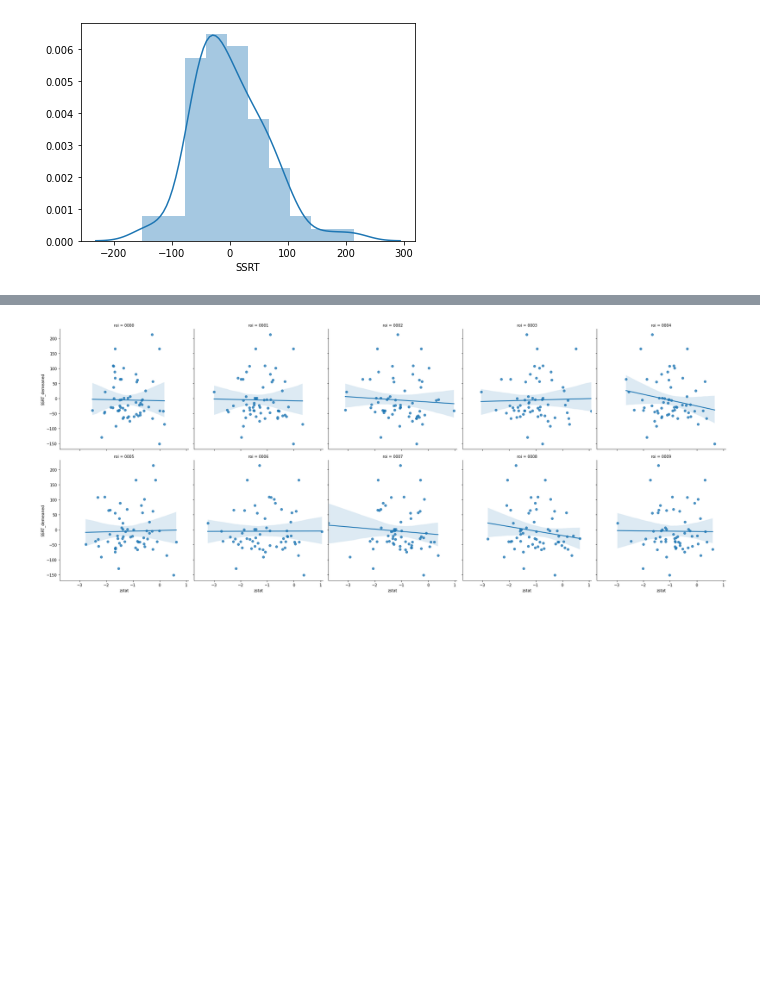
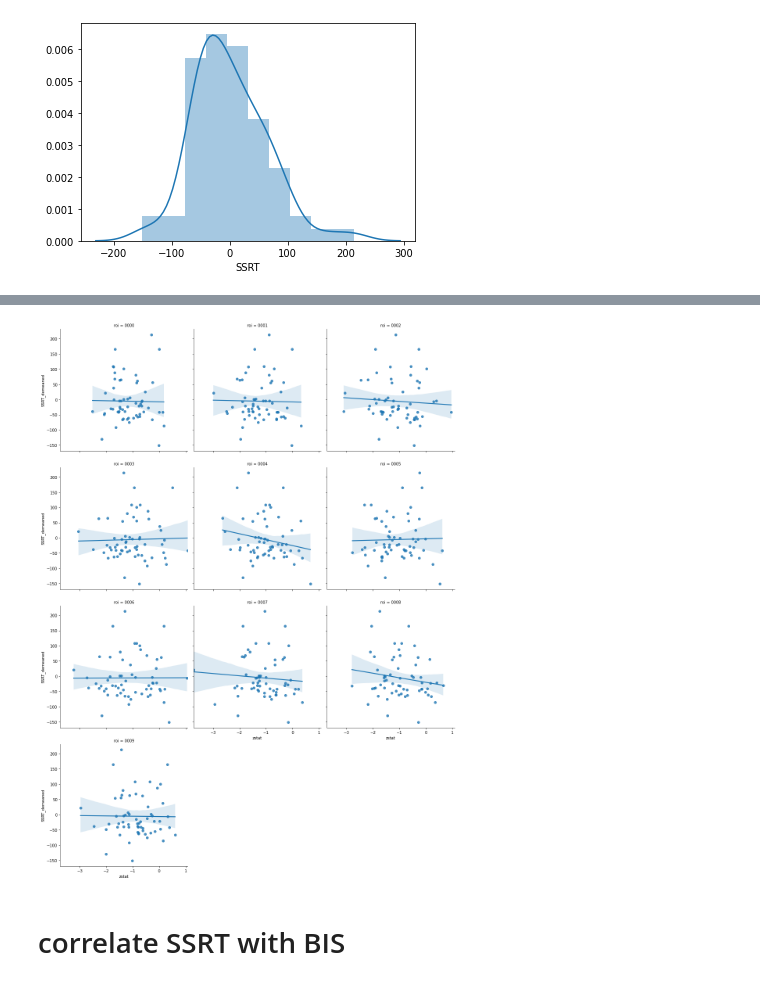
Before and after one commit to tbweng/ULG, a Jupyter notebook: analyses/brain-behavior_analysis.ipynb, the cells around one changed output, grey strips where cells are left out. Saved outputs shown, nothing was run; the diff lists cells and outputs as text; code cells hidden in the pictures; blank space fills up the shorter version.

```diff
--- a/analyses/brain-behavior_analysis.ipynb
+++ b/analyses/brain-behavior_analysis.ipynb
@@ -98,11 +99,14 @@ df.columns = ["stat_file", "roi", "zstat"]
 # %%
 df['roi'] = df['roi'].str.split('_', expand = True)[3].str.split('.', expand = True)[0]
 # %%
-df['participant'] = df['stat_file'].str.split("/",expand=True)[13].str.split('_', expand = True)[1].str.split('-', expand = True)[1].str.strip('0')
+df['scanID'] = df.stat_file.str.split('/',expand=True)[13]
+
+df['participant'] = df['stat_file'].str.split("/",expand=True)[13].str.split('_', expand = True)[1].str.split('-', expand = True)[1].str.lstrip('0')
 df['run'] = df['stat_file'].str.split("/",expand=True)[13].str.split('_', expand = True)[0].str.split('0', expand = True)[1]
 
-df['participant'] = df['participant'].astype(int)
-df['run'] = df['run'].astype(int)
+# df['participant'] = df['participant'].astype(int)
+# df['run'] = df['run'].astype(int)
 
+del df['stat_file']
 df.head()
 # %% [output]
@@ -123,0 +119,3 @@ dtype: object
+# %%
+df['participant'] = df['participant'].apply(str)
+df.dtypes
@@ -148,0 +143,5 @@ dtype: object
+# %%
+ssrt['participant'] = ssrt['participant'].apply(str)
+ssrt['run'] = ssrt['run'].apply(str)
+
+ssrt.dtypes
@@ -162,6 +170,10 @@ sns.distplot(ssrt.SSRT - ssrt.SSRT.mean())
 [figure]
 # %%
 # merge sst data with fslmeants data
-ssrt_fslmeants = ssrt.merge(df, on = ['participant', 'run'])
+ssrt_fslmeants = pd.merge(ssrt, df, how = 'left', left_on = ['participant', 'run'], right_on = ['participant', 'run'])
+
+# save df for mixed effects model in R
+ssrt_fslmeants.to_csv('ssrt_fslmeants.csv', index = False)
+
 ssrt_fslmeants.head()
 # %% [output]
@@ -174,5 +200,7 @@ ssrt_fslmeants.head()
 # %%
 g = sns.lmplot(y="SSRT_demeaned", x="zstat", col="roi",
-               data=ssrt_fslmeants, col_wrap=5, height=5)
+               data=ssrt_fslmeants, col_wrap=3, height=5)
 # %% [output]
-[figure, old version]
+[figure, new version]
+# %% [markdown]
+# correlate SSRT with BIS
```
Also changed, not shown: parts of 20 cells of this notebook.
